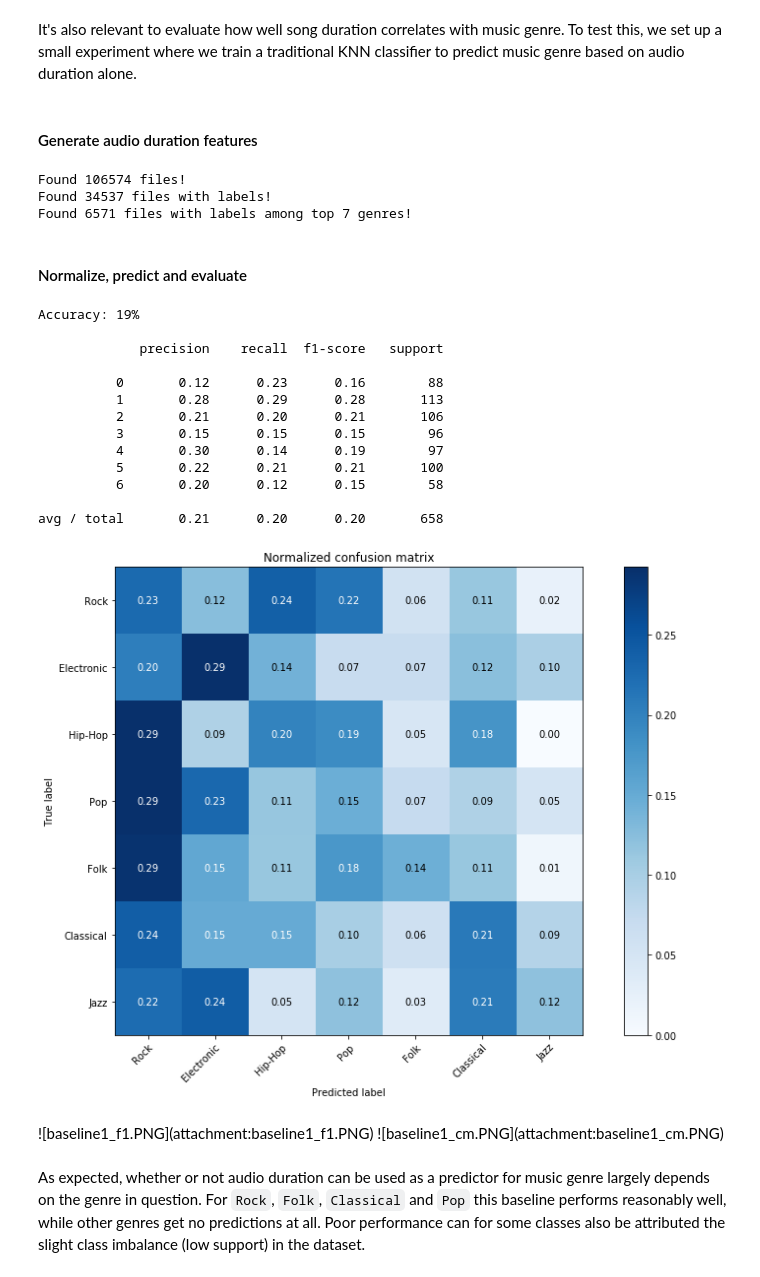
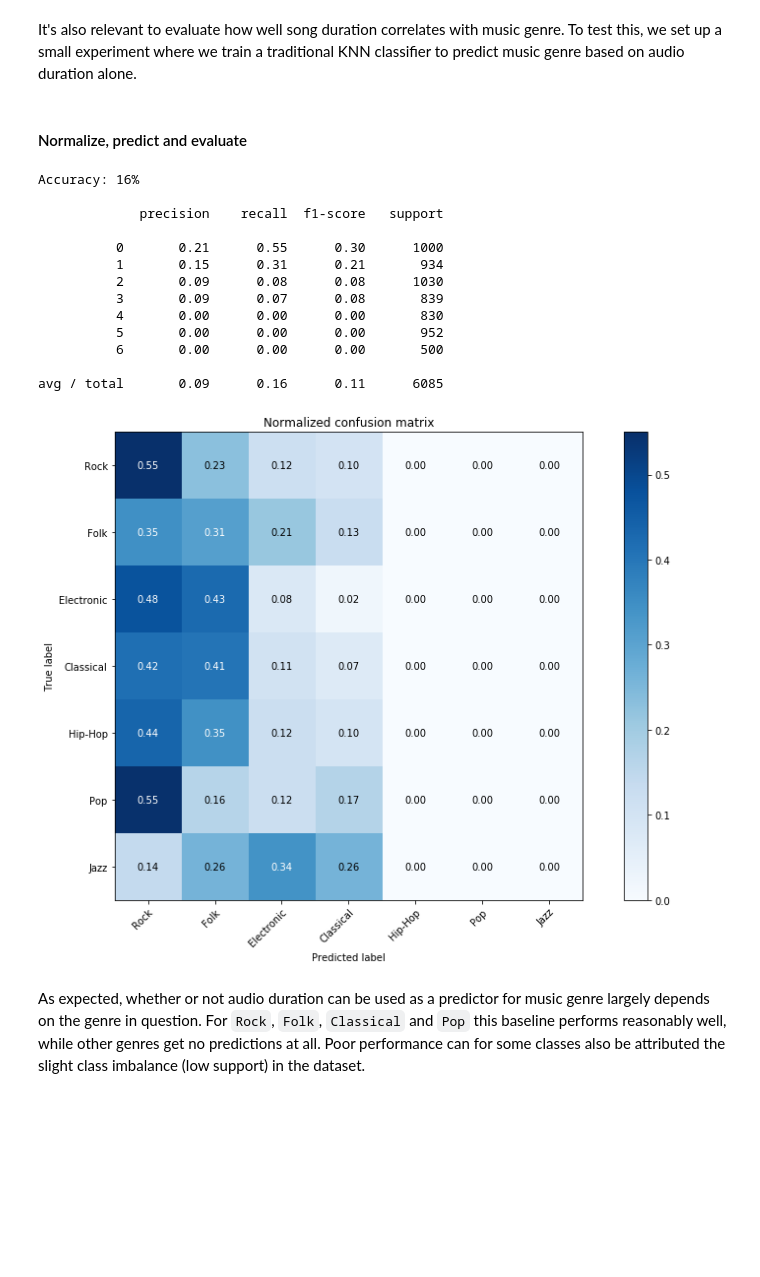
Before and after one commit to nicklashansen/music-genre-classification, a Jupyter notebook: MusicGenreClassification.ipynb, the cells around one changed output. Cells and saved outputs as stored; diff of their text form; code cells hidden in the pictures; blank space fills up the shorter version.

```diff
--- a/MusicGenreClassification.ipynb
+++ b/MusicGenreClassification.ipynb
@@ -444,74 +425,43 @@ As expected, the random baseline achieves a better-than-random f1-score for the
 ## Baseline Prediction by Audio Duration
 # %% [markdown]
 It's also relevant to evaluate how well song duration correlates with music genre. To test this, we set up a small experiment where we train a traditional KNN classifier to predict music genre based on audio duration alone.
-# %% [markdown]
-#### Generate audio duration features
-# %%
-def generate_baseline_duration_data():
-    '''
-    Computes features and labels for the baseline
-    prediction by audio duration experiment.
-    '''
-    tracklist = load_tracklist()
-    X, y = [], []
-
-    for file_num, file in enumerate(files):
-            try:
-                rec = tracklist.loc[id_from_filename(file)]
-                X.append(int(rec.duration))
-                y.append(genres.index(rec.genre))
-            except:
-                continue
-
-    return X, y
-
-
-if RERUN_BASELINES:
-    files, genres = files_with_available_genre(get_file_list(verbose=True), verbose=True)
-    files, genres, genre_count = files_with_available_genre(shuffle(files), genres, genre_cap=1000, return_genre_count=True, verbose=True)
-
-    X, y = generate_baseline_duration_data()
-    X, y = shuffle(np.array(X).reshape(-1, 1).astype(float), np.array(y))
-# %% [output]
-Found 106574 files!
-Found 34537 files with labels!
-Found 6571 files with labels among top 7 genres!
 # %% [markdown]
 #### Normalize, predict and evaluate
 # %%
 if RERUN_BASELINES:
-    split_idx = int(len(X)*0.9)
-    X_train, X_test, y_train, y_test = X[:split_idx], X[split_idx:], y[:split_idx], y[split_idx:]
+    _, __, ___, ____, X_dur_train = map(list, zip(*X_train))
+    _, __, ___, ____, X_dur_test = map(list, zip(*X_test))
+
+    X_dur_train = np.array(X_dur_train).reshape(-1, 1)
+    X_dur_test = np.array(X_dur_test).reshape(-1, 1)
+
+    y_dur_train = np.copy(y_train)
+    y_dur_test = np.copy(y_test)
 
     scaler = preprocessing.StandardScaler()
-    scaler.fit(X_train)
+    scaler.fit(X_dur_train)
 
-    knn = neighbors.KNeighborsClassifier(n_neighbors=9)
-    knn.fit(scaler.transform(X_train), y_train)
-    y_pred = knn.predict(scaler.transform(X_test))
+    knn = neighbors.KNeighborsClassifier(n_neighbors=3)
+    knn.fit(scaler.transform(X_dur_train), y_dur_train)
+    y_pred = knn.predict(scaler.transform(X_dur_test))
 
-    compute_metrics(y_test, y_pred)
-    compute_confusion_matrix(y_test, y_pred)
+    compute_metrics(y_dur_test, y_pred)
+    compute_confusion_matrix(y_dur_test, y_pred)
 # %% [output]
-Accuracy: 19%
+Accuracy: 16%
 
              precision    recall  f1-score   support
 
-          0       0.12      0.23      0.16        88
-          1       0.28      0.29      0.28       113
-          2       0.21      0.20      0.21       106
-          3       0.15      0.15      0.15        96
-          4       0.30      0.14      0.19        97
-          5       0.22      0.21      0.21       100
-          6       0.20      0.12      0.15        58
+          0       0.21      0.55      0.30      1000
+          1       0.15      0.31      0.21       934
+          2       0.09      0.08      0.08      1030
+          3       0.09      0.07      0.08       839
+          4       0.00      0.00      0.00       830
+          5       0.00      0.00      0.00       952
+          6       0.00      0.00      0.00       500
 
-avg / total       0.21      0.20      0.20       658
+avg / total       0.09      0.16      0.11      6085
-[figure, old version]
+[figure, new version]
-# %% [markdown]
-<div style=float:left>
-![baseline1_f1.PNG](attachment:baseline1_f1.PNG)
-![baseline1_cm.PNG](attachment:baseline1_cm.PNG)
-</div>
 # %% [markdown]
 As expected, whether or not audio duration can be used as a predictor for music genre largely depends on the genre in question. For ``Rock``, ``Folk``, ``Classical`` and ``Pop`` this baseline performs reasonably well, while other genres get no predictions at all. Poor performance can for some classes also be attributed the slight class imbalance (low support) in the dataset.
 # %% [markdown]
```
Also changed, not shown: parts of 11 cells of this notebook.
